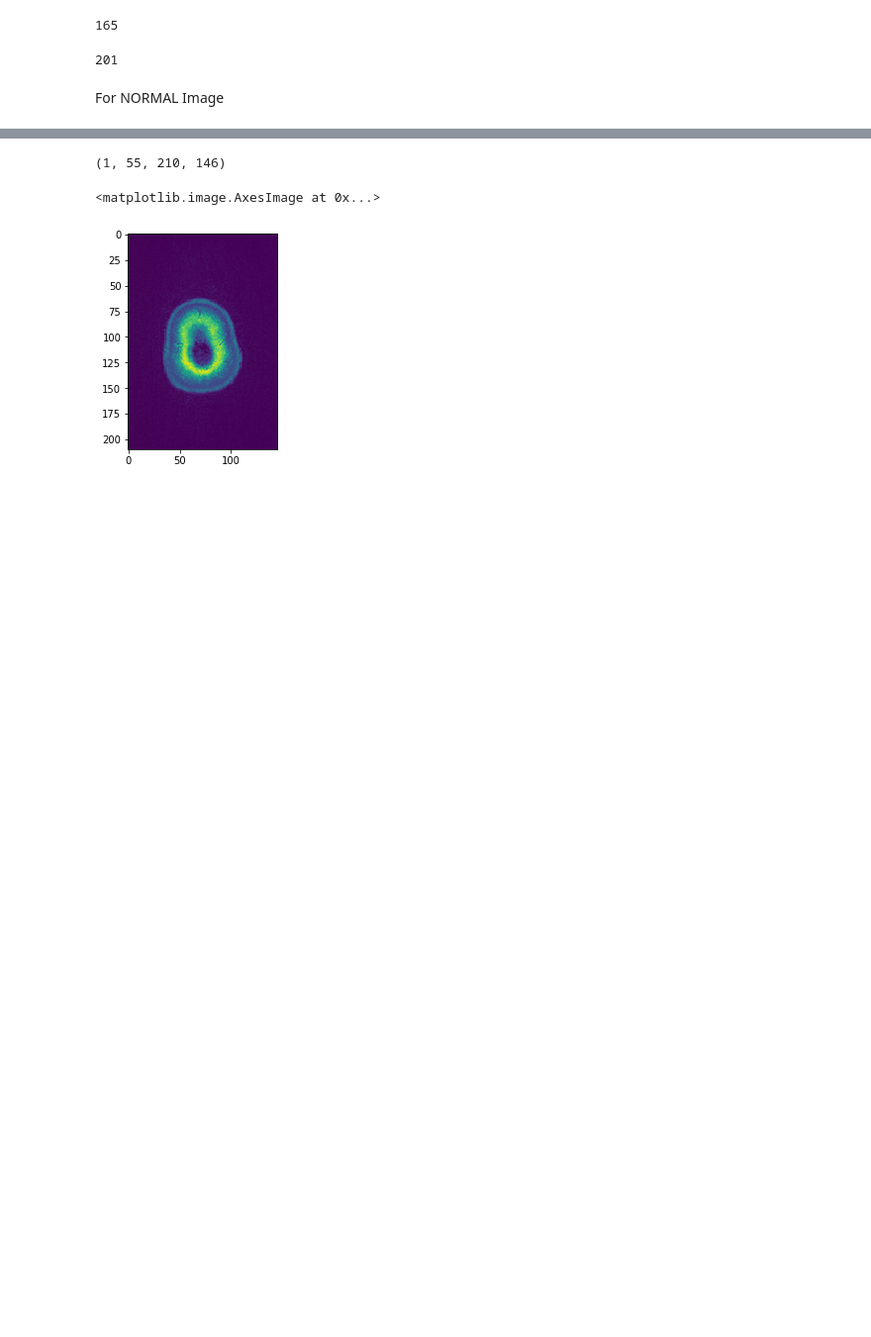
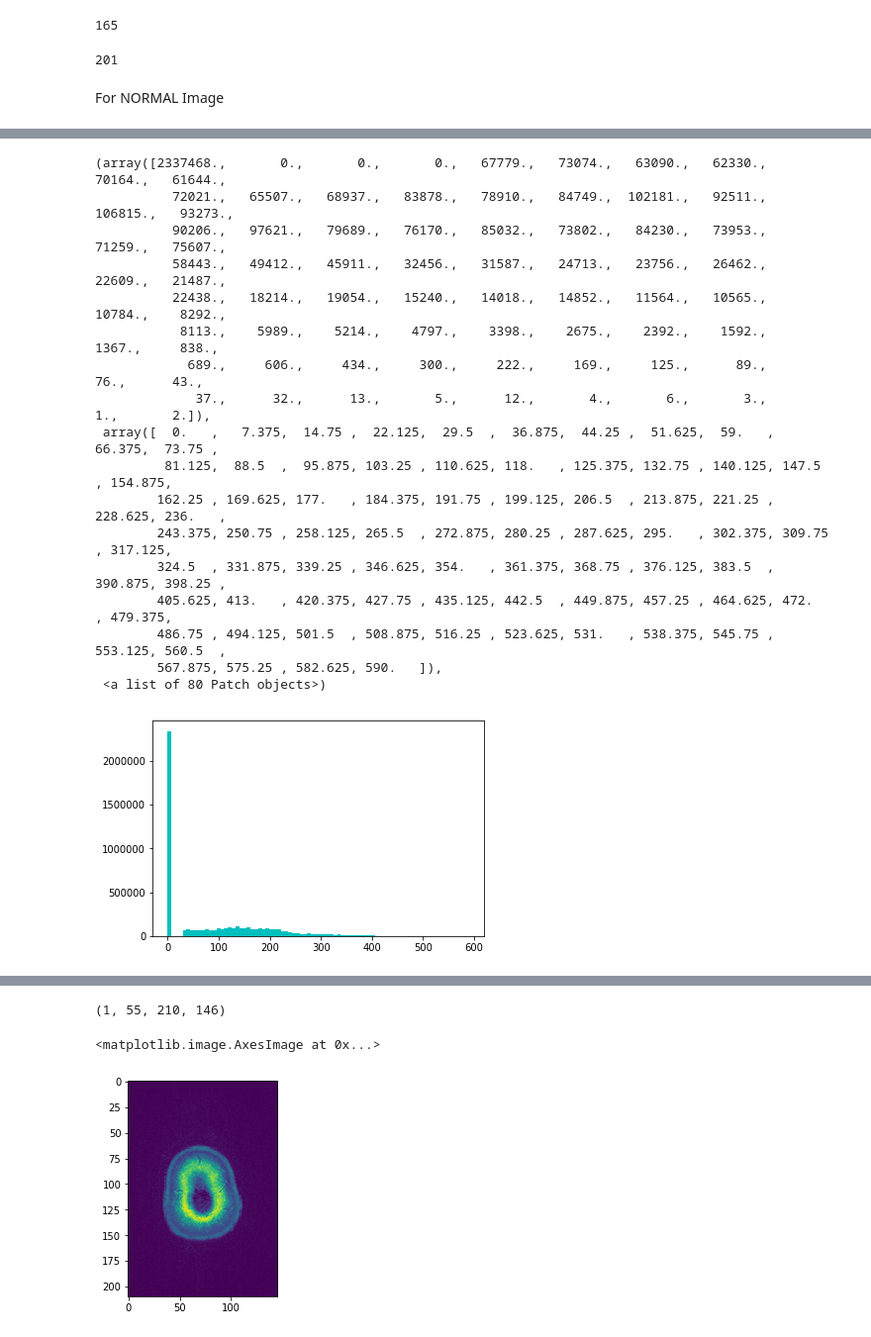
Before and after one commit to macsermkiat/PPMI, a Jupyter notebook: 2D,3D_MRI_Classify_PD.ipynb, the cells around one changed output, grey strips where cells are left out. Shown at 99% size. Drawn from its saved outputs; the diff is of its cells as text; code cells hidden in the pictures; blank space fills up the shorter version.

```diff
--- a/2D,3D_MRI_Classify_PD.ipynb
+++ b/2D,3D_MRI_Classify_PD.ipynb
@@ -161,0 +180,21 @@ im = []
+# %%
+plt.hist(ds.flatten(), bins=80, color='c')
+# %% [output]
+(array([2337468.,       0.,       0.,       0.,   67779.,   73074.,   63090.,   62330.,   70164.,   61644.,
+          72021.,   65507.,   68937.,   83878.,   78910.,   84749.,  102181.,   92511.,  106815.,   93273.,
+          90206.,   97621.,   79689.,   76170.,   85032.,   73802.,   84230.,   73953.,   71259.,   75607.,
+          58443.,   49412.,   45911.,   32456.,   31587.,   24713.,   23756.,   26462.,   22609.,   21487.,
+          22438.,   18214.,   19054.,   15240.,   14018.,   14852.,   11564.,   10565.,   10784.,    8292.,
+           8113.,    5989.,    5214.,    4797.,    3398.,    2675.,    2392.,    1592.,    1367.,     838.,
+            689.,     606.,     434.,     300.,     222.,     169.,     125.,      89.,      76.,      43.,
+             37.,      32.,      13.,       5.,      12.,       4.,       6.,       3.,       1.,       2.]),
+ array([  0.   ,   7.375,  14.75 ,  22.125,  29.5  ,  36.875,  44.25 ,  51.625,  59.   ,  66.375,  73.75 ,
+         81.125,  88.5  ,  95.875, 103.25 , 110.625, 118.   , 125.375, 132.75 , 140.125, 147.5  , 154.875,
+        162.25 , 169.625, 177.   , 184.375, 191.75 , 199.125, 206.5  , 213.875, 221.25 , 228.625, 236.   ,
+        243.375, 250.75 , 258.125, 265.5  , 272.875, 280.25 , 287.625, 295.   , 302.375, 309.75 , 317.125,
+        324.5  , 331.875, 339.25 , 346.625, 354.   , 361.375, 368.75 , 376.125, 383.5  , 390.875, 398.25 ,
+        405.625, 413.   , 420.375, 427.75 , 435.125, 442.5  , 449.875, 457.25 , 464.625, 472.   , 479.375,
+        486.75 , 494.125, 501.5  , 508.875, 516.25 , 523.625, 531.   , 538.375, 545.75 , 553.125, 560.5  ,
+        567.875, 575.25 , 582.625, 590.   ]),
+ <a list of 80 Patch objects>)
+[figure, added]
```
Also changed, not shown: parts of 41 cells of this notebook.
